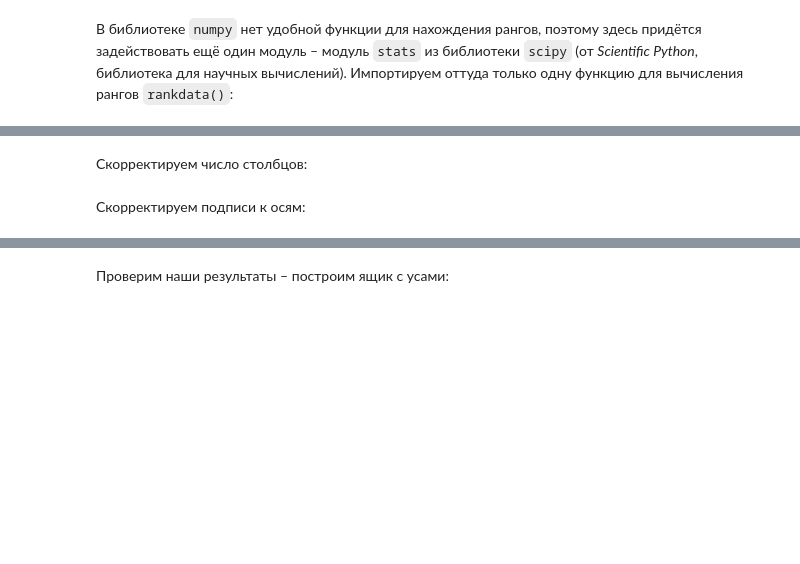
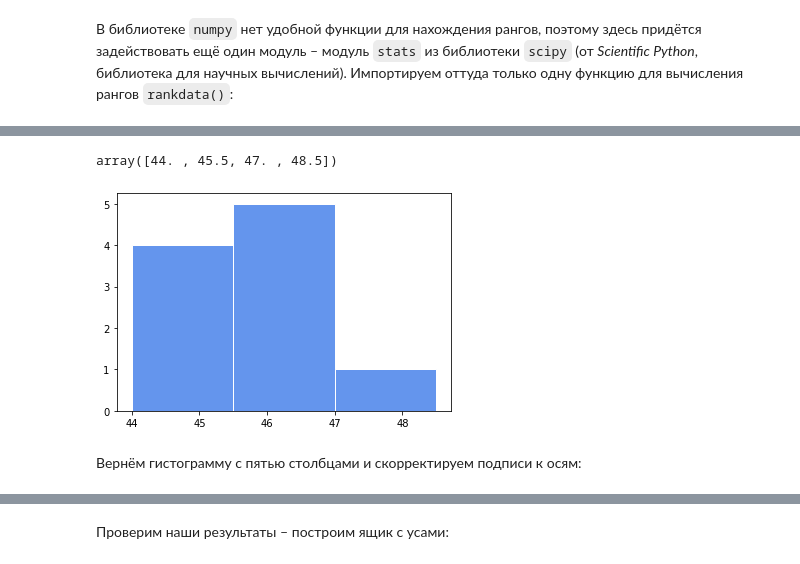
Before and after one commit to allatambov/IntroProbStat2024, a Jupyter notebook: stats-practice01-01.ipynb, the cells around one changed output, grey strips where cells are left out. Cells and saved outputs as stored; diff of their text form; code cells hidden in the pictures; blank space fills up the shorter version.

```diff
--- a/stats-practice01-01.ipynb
+++ b/stats-practice01-01.ipynb
@@ -69,4 +153,12 @@ rankdata(sample)
+# %%
+# np.arange(): как range(),
+# только с дробными числами тоже работает
+
+np.arange(44, 49, 1.5)
+# %% [output]
+array([44. , 45.5, 47. , 48.5])
 # %%
-plt.hist(sample, color = "cornflowerblue", edgecolor = "white");
+plt.hist(sample, color = "cornflowerblue", edgecolor = "white",
+         bins = np.arange(44, 49, 1.5));
+# %% [output]
+[figure, added]
-# %% [markdown]
-Скорректируем число столбцов:
@@ -76,4 +165,4 @@ plt.hist(sample, color = "cornflowerblue", edgecolor = "white",
-# %% [markdown]
-Скорректируем подписи к осям:
+# %% [markdown]
+Вернём гистограмму с пятью столбцами и скорректируем подписи к осям:
 # %%
 plt.hist(sample, color = "cornflowerblue", edgecolor = "white", bins = 5);
```
Also changed, not shown: parts of 66 cells of this notebook.
